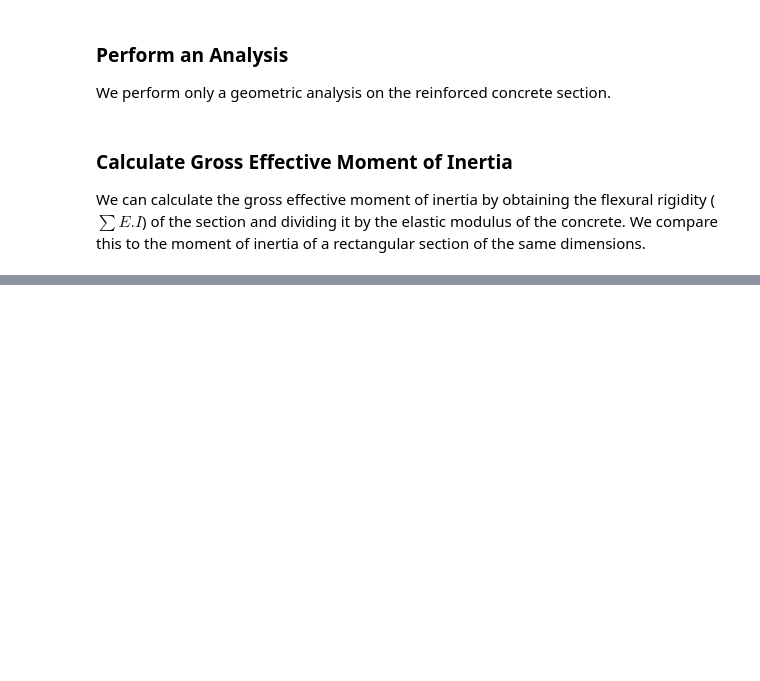
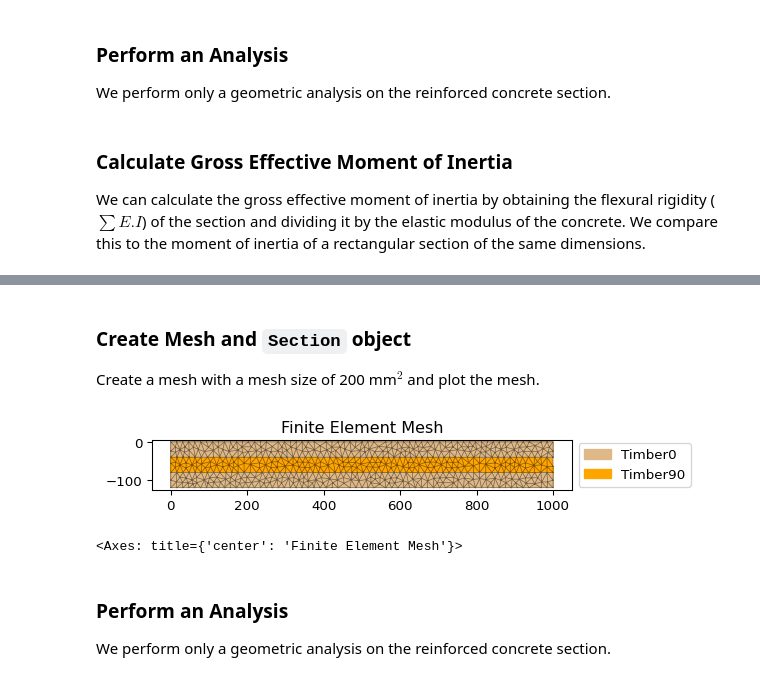
Before and after one commit to robbievanleeuwen/section-properties, a Jupyter notebook: docs/examples/geometry/section_library.ipynb, the cells around one changed output, grey strips where cells are left out. Drawn from its saved outputs; the diff is of its cells as text; code cells hidden in the pictures; blank space fills up the shorter version.

Commit message:
add feature clt_rectangular_section

```diff
--- a/docs/examples/geometry/section_library.ipynb
+++ b/docs/examples/geometry/section_library.ipynb
@@ -193,0 +236,42 @@ print(f"I_rec = {(300 * 600**3 / 12):.3e} mm6")
+# %%
+timber0 = Material(
+    name="Timber0",
+    elastic_modulus=9.5e3,
+    poissons_ratio=0.35,
+    density=4.4e-7,
+    yield_strength=5.5,
+    color="burlywood",
+)
+
+timber90 = Material(
+    name="Timber90",
+    elastic_modulus=317,
+    poissons_ratio=0.35,
+    density=4.4e-7,
+    yield_strength=5.5,
+    color="orange",
+)
+
+# create the geometry
+geom = clt_rectangular_section(
+    d=[40, 40, 40],
+    lay_orient=[0, 90, 0],
+    b=1000,
+    timb_mat0=timber0,
+    timb_mat90=timber90
+)
+# %% [markdown]
+### Create Mesh and ``Section`` object
+
+Create a mesh with a mesh size of 200 mm$^2$ and plot the mesh.
+# %%
+geom.create_mesh(mesh_sizes=[200])
+sec = Section(geometry=geom)
+sec.plot_mesh()
+# %% [output]
+[figure, added]
+<Axes: title={'center': 'Finite Element Mesh'}>
+# %% [markdown]
+### Perform an Analysis
+
+We perform only a geometric analysis on the reinforced concrete section.
```
Also changed, not shown: parts of 10 cells of this notebook, 3 other files.
